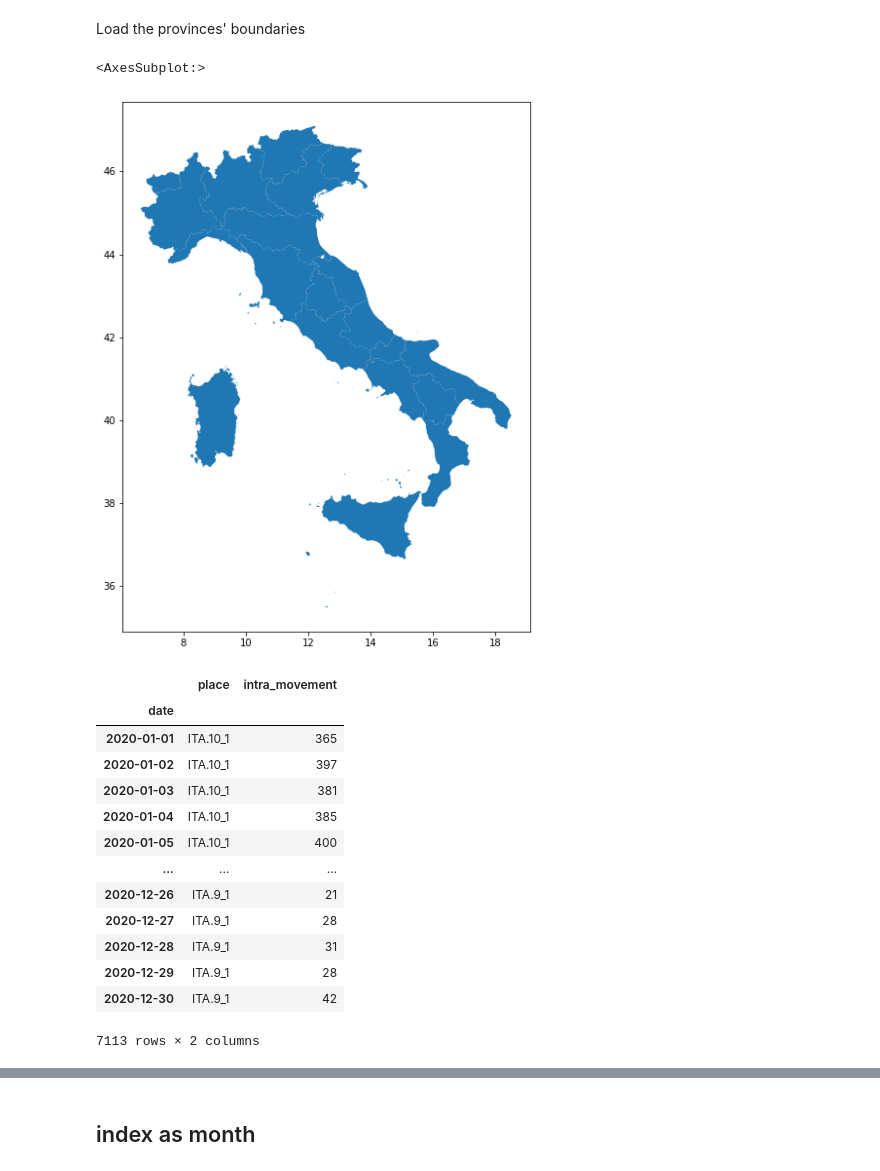
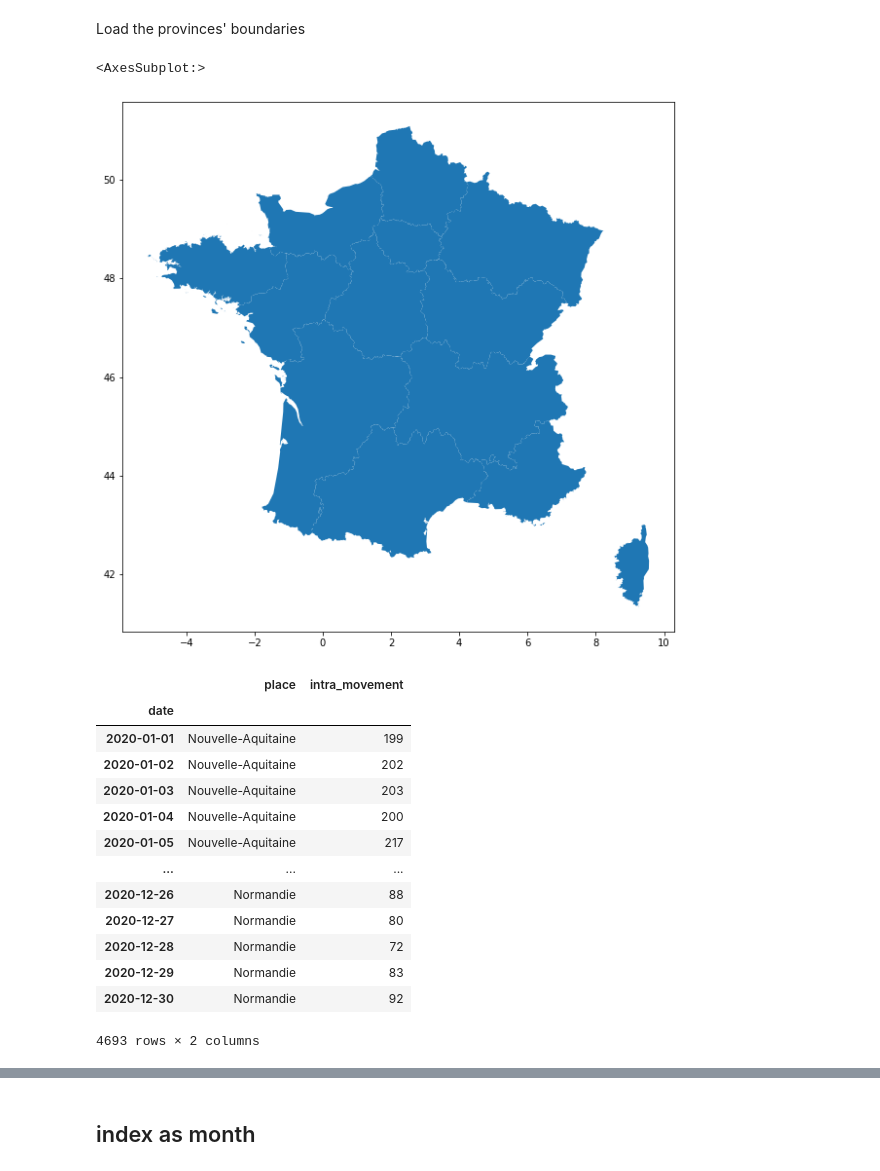
Before and after one commit to gladcolor/GIBD_RESTAPI, a Jupyter notebook: RestAPI.ipynb, the cells around one changed output, grey strips where cells are left out. Cells and saved outputs as stored; diff of their text form; code cells hidden in the pictures.

```diff
--- a/RestAPI.ipynb
+++ b/RestAPI.ipynb
@@ -210,19 +211,19 @@ Load the provinces' boundaries
 # %%
 county_file = r'gz_2010_us_050_00_20m.json'
 state_file = r'gz_2010_us_040_00_20m.json'
 subdivision_file = r'gadm01_simplified/gadm36_1.shp'
 
 
 gdf = gpd.read_file(subdivision_file)
 # gdf.plot()
 
-target_place = r'ITA'
+target_place = r'FRA'
 
 gdf_country = gdf[gdf['GID_1'].str[:3] == target_place]
 gdf_country.plot(figsize=(20, 10))
 # %% [output]
 <AxesSubplot:>
-[figure, old version]
+[figure, new version]
 # %%
 params = {"operation": "get_daily_movement_for_all_places",
           "scale": "world_first_level_admin",
@@ -237,21 +238,25 @@ r = requests.get(q, params=params)
 df = pd.read_csv(StringIO(r.text))
 
 df = df[df['place'].str[:3] == target_place]
+df = pd.merge(df, gdf_country[['GID_1', "NAME_1"]], left_on='place', right_on="GID_1")
+df['place'] = df['NAME_1']
+df = df.drop(["NAME_1", "GID_1"], axis=1)
+
 df['date'] = pd.to_datetime(df['date'])
 df = df.set_index('date')
 df
 # %% [output]
 |  | place | intra_movement |
 | date |  |  |
-| 2020-01-01 | ITA.10_1 | 365 |
-| 2020-01-02 | ITA.10_1 | 397 |
-| 2020-01-03 | ITA.10_1 | 381 |
-| 2020-01-04 | ITA.10_1 | 385 |
-| 2020-01-05 | ITA.10_1 | 400 |
+| 2020-01-01 | Nouvelle-Aquitaine | 199 |
+| 2020-01-02 | Nouvelle-Aquitaine | 202 |
+| 2020-01-03 | Nouvelle-Aquitaine | 203 |
+| 2020-01-04 | Nouvelle-Aquitaine | 200 |
+| 2020-01-05 | Nouvelle-Aquitaine | 217 |
 | ... | ... | ... |
-| 2020-12-26 | ITA.9_1 | 21 |
-| 2020-12-27 | ITA.9_1 | 28 |
-| 2020-12-28 | ITA.9_1 | 31 |
-| 2020-12-29 | ITA.9_1 | 28 |
-| 2020-12-30 | ITA.9_1 | 42 |
+| 2020-12-26 | Normandie | 88 |
+| 2020-12-27 | Normandie | 80 |
+| 2020-12-28 | Normandie | 72 |
+| 2020-12-29 | Normandie | 83 |
+| 2020-12-30 | Normandie | 92 |
-7113 rows × 2 columns
+4693 rows × 2 columns
```
Also changed, not shown: parts of 15 cells of this notebook, 2 other files.
